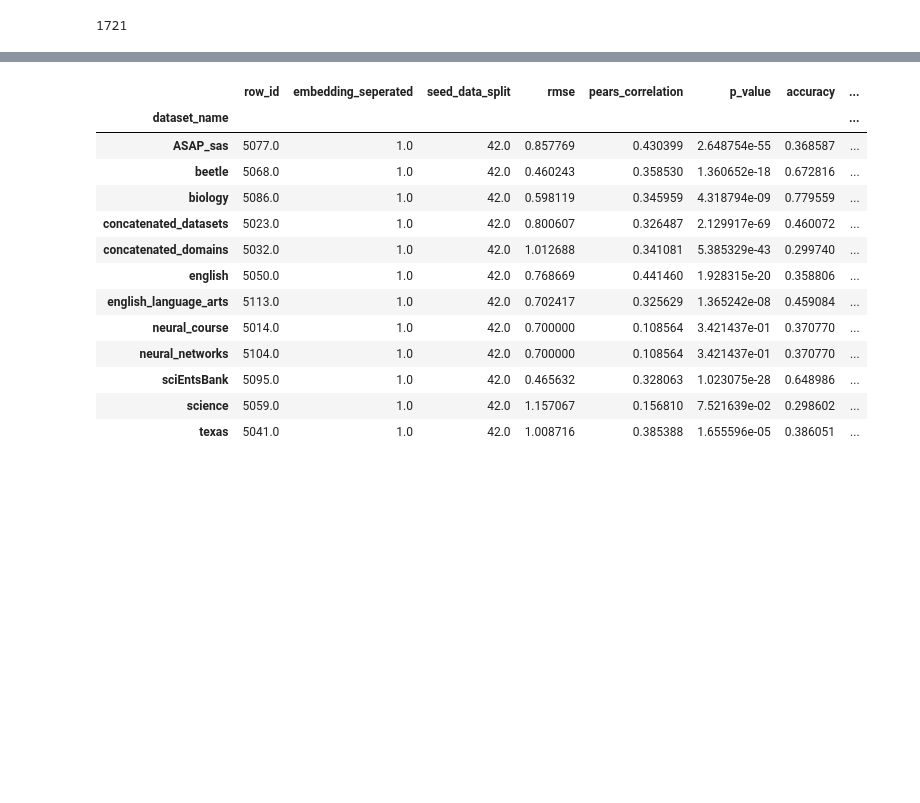
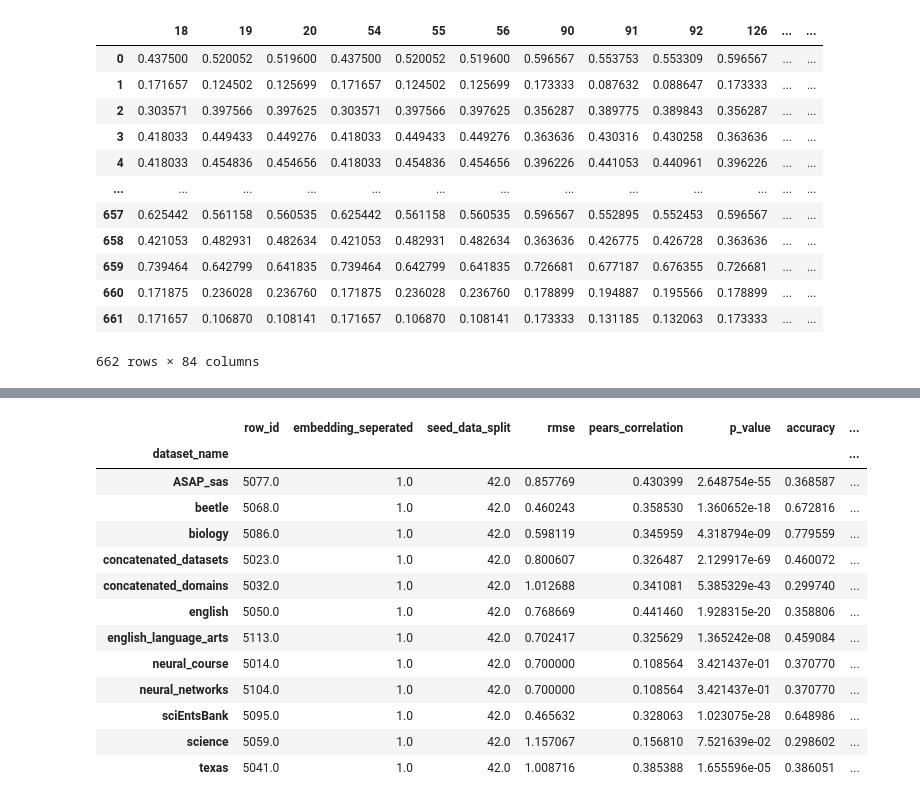
Before and after one commit to OlafVrijmoet/Thesis, a Jupyter notebook: performance_tracking/restuls_insights_test.ipynb, the cells around one changed output, grey strips where cells are left out. Cells and saved outputs as stored; diff of their text form; code cells hidden in the pictures; blank space fills up the shorter version.

```diff
--- a/performance_tracking/restuls_insights_test.ipynb
+++ b/performance_tracking/restuls_insights_test.ipynb
@@ -5,7 +5,19 @@ performance = pd.read_csv("data/ASAP_sas/past_predictions.csv")
-# %%
-len(performance)
-# %% [output]
-1721
+# %%
+performance
+# %% [output]
+|  | 18 | 19 | 20 | 54 | 55 | 56 | 90 | 91 | 92 | 126 | ... | ... |
+| 0 | 0.437500 | 0.520052 | 0.519600 | 0.437500 | 0.520052 | 0.519600 | 0.596567 | 0.553753 | 0.553309 | 0.596567 | ... | ... |
+| 1 | 0.171657 | 0.124502 | 0.125699 | 0.171657 | 0.124502 | 0.125699 | 0.173333 | 0.087632 | 0.088647 | 0.173333 | ... | ... |
+| 2 | 0.303571 | 0.397566 | 0.397625 | 0.303571 | 0.397566 | 0.397625 | 0.356287 | 0.389775 | 0.389843 | 0.356287 | ... | ... |
+| 3 | 0.418033 | 0.449433 | 0.449276 | 0.418033 | 0.449433 | 0.449276 | 0.363636 | 0.430316 | 0.430258 | 0.363636 | ... | ... |
+| 4 | 0.418033 | 0.454836 | 0.454656 | 0.418033 | 0.454836 | 0.454656 | 0.396226 | 0.441053 | 0.440961 | 0.396226 | ... | ... |
+| ... | ... | ... | ... | ... | ... | ... | ... | ... | ... | ... | ... | ... |
+| 657 | 0.625442 | 0.561158 | 0.560535 | 0.625442 | 0.561158 | 0.560535 | 0.596567 | 0.552895 | 0.552453 | 0.596567 | ... | ... |
+| 658 | 0.421053 | 0.482931 | 0.482634 | 0.421053 | 0.482931 | 0.482634 | 0.363636 | 0.426775 | 0.426728 | 0.363636 | ... | ... |
+| 659 | 0.739464 | 0.642799 | 0.641835 | 0.739464 | 0.642799 | 0.641835 | 0.726681 | 0.677187 | 0.676355 | 0.726681 | ... | ... |
+| 660 | 0.171875 | 0.236028 | 0.236760 | 0.171875 | 0.236028 | 0.236760 | 0.178899 | 0.194887 | 0.195566 | 0.178899 | ... | ... |
+| 661 | 0.171657 | 0.106870 | 0.108141 | 0.171657 | 0.106870 | 0.108141 | 0.173333 | 0.131185 | 0.132063 | 0.173333 | ... | ... |
+662 rows × 84 columns
 # %%
 performance.query("embedding_model_name == 'BERT'")
 # %% [output]
```
Also changed, not shown: parts of 2 cells of this notebook, 4 other files.
